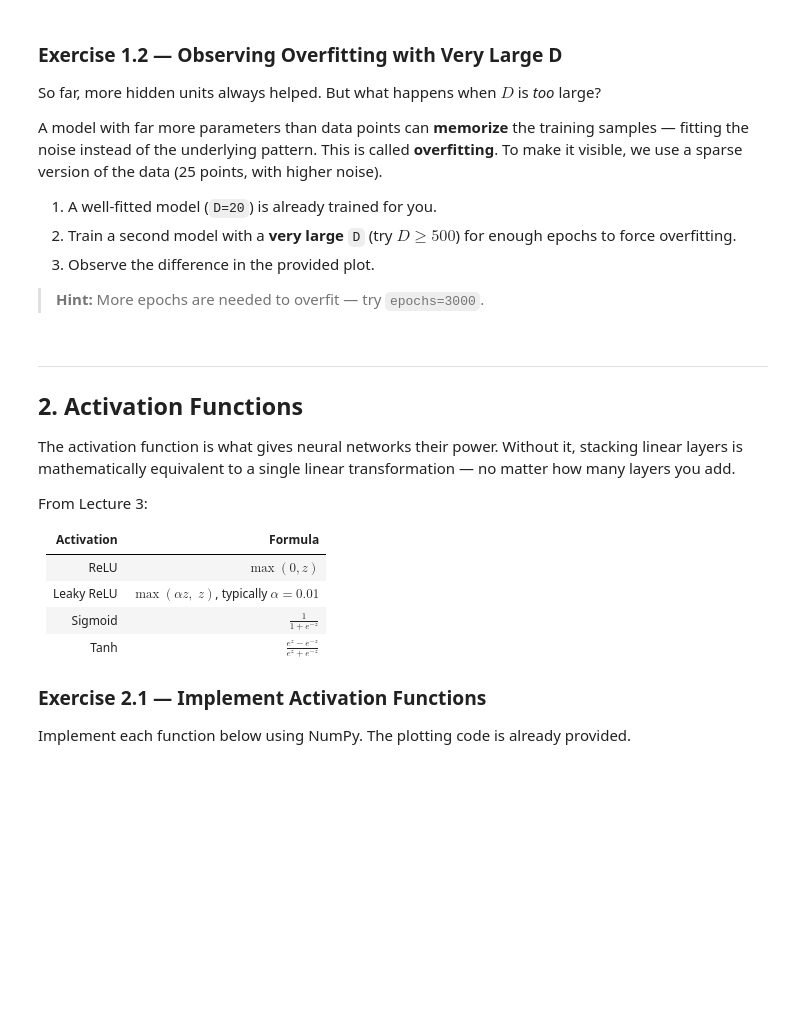
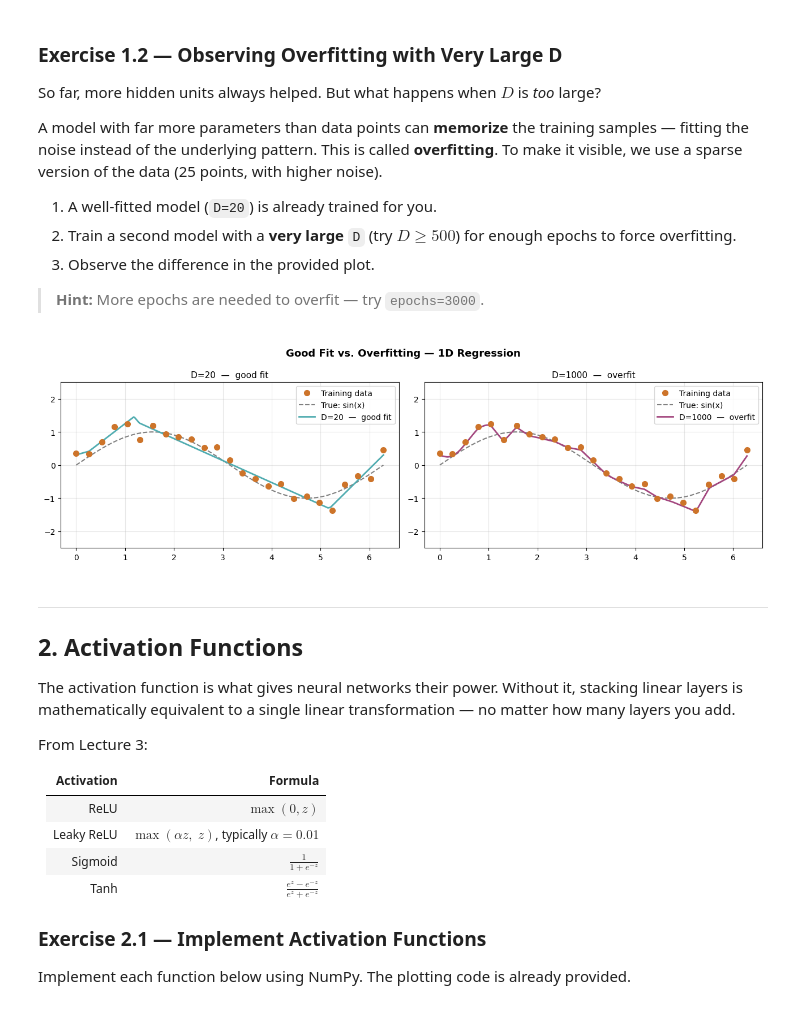
Before and after one commit to naguer019/deep-learning-course-notebooks, a Jupyter notebook: notebooks/notebook_2.ipynb, the cells around one changed output. Saved outputs shown, nothing was run; the diff lists cells and outputs as text; code cells hidden in the pictures; blank space fills up the shorter version.

```diff
--- a/notebooks/notebook_2.ipynb
+++ b/notebooks/notebook_2.ipynb
@@ -129,12 +134,14 @@ class ShallowNet1D(nn.Module):
             D: number of hidden units
         """
         super().__init__()
-        # YOUR CODE HERE
-        raise NotImplementedError()
+        self.net = nn.Sequential(
+            nn.Linear(1, D),
+            nn.ReLU(),
+            nn.Linear(D, 1)
+        )
 
     def forward(self, x):
-        # YOUR CODE HERE
-        raise NotImplementedError()
+        return self.net(x)
 
 
 def train_1d(model, x_t, y_t, lr=0.01, epochs=2000):
@@ -190,36 +199,37 @@ A model with far more parameters than data points can **memorize** the training
 np.random.seed(0)
 x_sparse    = np.linspace(0, 2 * np.pi, 25).astype(np.float32)
 y_sparse    = (np.sin(x_sparse) + 0.2 * np.random.randn(25)).astype(np.float32)
 x_sparse_t  = torch.FloatTensor(x_sparse).unsqueeze(1)
 y_sparse_t  = torch.FloatTensor(y_sparse).unsqueeze(1)
 
 # Provided: well-fitted model
 model_good = train_1d(ShallowNet1D(20), x_sparse_t, y_sparse_t, epochs=3000)
 
 # YOUR CODE HERE
 # 1. Choose a very large D (>= 500)
 # 2. Train a model that overfits — use enough epochs
-D_large      = ???
-model_overfit = ???
-raise NotImplementedError()
+D_large      = 1000
+model_overfit = train_1d(ShallowNet1D(D_large), x_sparse_t, y_sparse_t, epochs=15000)
 
 # Provided: comparison plot
 x_plot    = torch.FloatTensor(np.linspace(0, 2 * np.pi, 300).astype(np.float32)).unsqueeze(1)
 x_plot_np = x_plot.numpy().flatten()
 
 fig, axes = plt.subplots(1, 2, figsize=(13, 4))
 for ax, model, title, color in [
     (axes[0], model_good,   'D=20  —  good fit',        C2),
     (axes[1], model_overfit, f'D={D_large}  —  overfit', C4),
 ]:
     ax.plot(x_sparse, y_sparse, 'o', color=C3, markersize=7, zorder=3, label='Training data')
     ax.plot(x_plot_np, np.sin(x_plot_np), '--', color='gray', linewidth=1.5, label='True: sin(x)')
     ax.plot(x_plot_np, model(x_plot).detach().numpy(), color=color, linewidth=2, label=title)
     ax.set_title(title, fontsize=11); ax.legend(); ax.grid(True, alpha=0.3)
     ax.set_ylim(-2.5, 2.5)
 
 plt.suptitle('Good Fit vs. Overfitting — 1D Regression', fontsize=13, fontweight='bold')
 plt.tight_layout(); plt.show()
+# %% [output]
+[figure, added]
 # %% [markdown]
 ---
 
```
Also changed, not shown: parts of 7 cells of this notebook, 9 other files.
